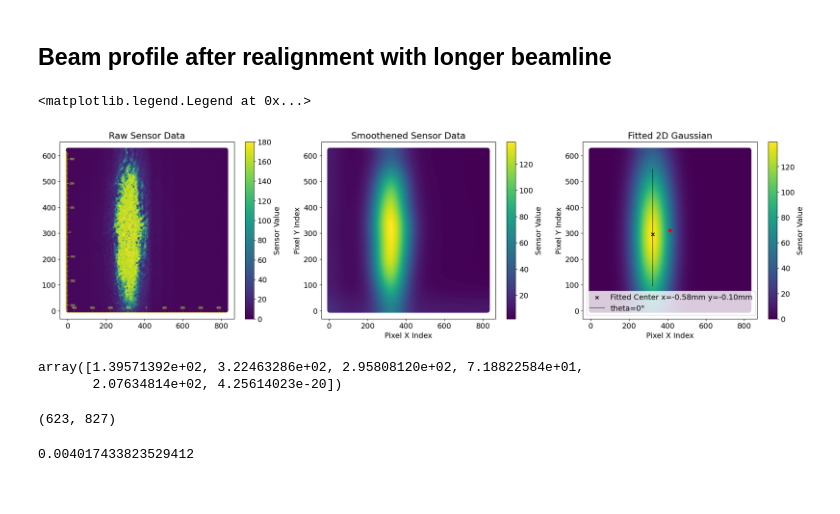
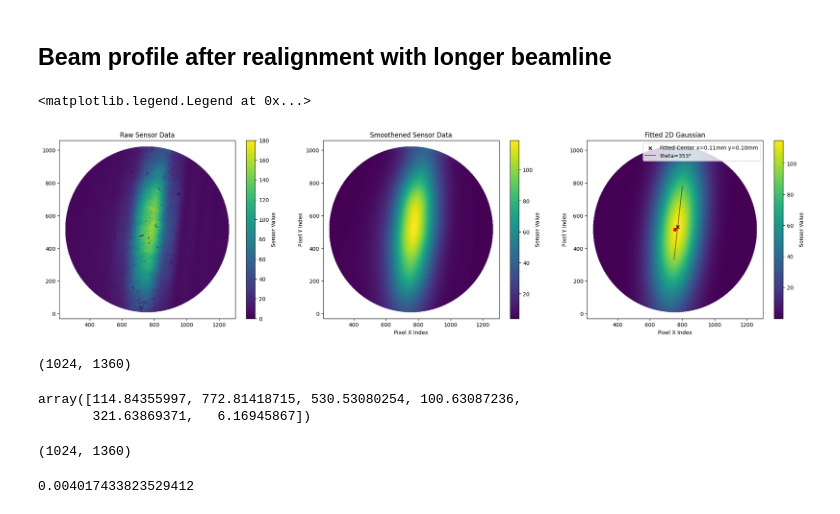
Before and after one commit to zhouperry/CeNTREX-TlF-julia-extension, a Jupyter notebook: examples/R2 transition_vertical_expanded_beam_3_17_2026.ipynb, the cells around one changed output. Drawn from its saved outputs; the diff is of its cells as text; code cells hidden in the pictures.

```diff
--- a/examples/R2 transition_vertical_expanded_beam_3_17_2026.ipynb
+++ b/examples/R2 transition_vertical_expanded_beam_3_17_2026.ipynb
@@ -133,7 +120,8 @@ obe_system = lindblad_julia.setup_OBE_system_julia(
 import cv2
 
 
-file_path = "beam_profile/Image_2026-03-17_11.06.22_DET_vertical_expanded_0.5mW.bmp"
+# file_path = "beam_profile/Image_2026-03-17_11.06.22_DET_vertical_expanded_0.5mW.bmp"
+file_path = "beam_profile/DeviceData_2026-04-08_12.28.03_#001.bmp"
 # Open the image file
 image = Image.open(file_path)
 
@@ -216,43 +204,47 @@ amplitude, xo, yo, sigma_x, sigma_y, theta = popt
 
 # Generate fitted data for visualization
 z_fitted = gaussian_2d_rotated((x, y), *popt).reshape(sensor_array.shape)
 
 
 # # Plot fitted Gaussian
 fig, (ax1, ax2, ax3) = plt.subplots(1, 3, figsize=(25, 6))
 scatter1 = ax1.scatter(x_data, y_data, c=sensor_array[mask], vmin=0, vmax=180, cmap='viridis')
 ax1.set_title('Raw Sensor Data')
 ax2.set_xlabel('Pixel X Index')
 ax2.set_ylabel('Pixel Y Index')
 fig.colorbar(scatter1, ax=ax1, label='Sensor Value')
 
 scatter2 = ax2.scatter(x_data, y_data, c=z_data, cmap='viridis')
 ax2.set_title('Smoothened Sensor Data')
 ax2.set_xlabel('Pixel X Index')
 ax2.set_ylabel('Pixel Y Index')
 fig.colorbar(scatter2, ax=ax2, label='Sensor Value')
 
 scatter3 = ax3.scatter(x_data, y_data, c=z_fitted[mask], cmap='viridis')
 ax3.set_title('Fitted 2D Gaussian')
 ax3.set_xlabel('Pixel X Index')
 ax3.set_ylabel('Pixel Y Index')
 ax3.scatter(center[0], center[1], color='red', marker='o')
 ax3.scatter(popt[1], popt[2], color='black', marker='x', label=f'Fitted Center x={(xo-center[0])*pixel_x_size*1e3:.2f}mm y={(yo-center[1])*pixel_y_size*1e3:.2f}mm')
 ax3.plot(popt[1]+np.arange(-250,250,50)*np.sin(theta), popt[2]-np.arange(-250,250,50)*np.cos(theta), color='black', alpha=0.5, label=f'theta={int(theta*180/np.pi)}°')
 fig.colorbar(scatter3, ax=ax3, label='Sensor Value')
 ax3.legend()
 # %% [output]
 <matplotlib.legend.Legend at 0x...>
-[figure, old version]
+[figure, new version]
+# %%
+sensor_array.shape
+# %% [output]
+(1024, 1360)
 # %%
 popt
 # %% [output]
-array([1.39571392e+02, 3.22463286e+02, 2.95808120e+02, 7.18822584e+01,
-       2.07634814e+02, 4.25614023e-20])
+array([114.84355997, 772.81418715, 530.53080254, 100.63087236,
+       321.63869371,   6.16945867])
 # %%
 image.shape
 # %% [output]
-(623, 827)
+(1024, 1360)
 # %%
 image.shape[0]*pixel_x_size
 # %% [output]
```
Also changed, not shown: parts of 6 cells of this notebook, 9 other files.
